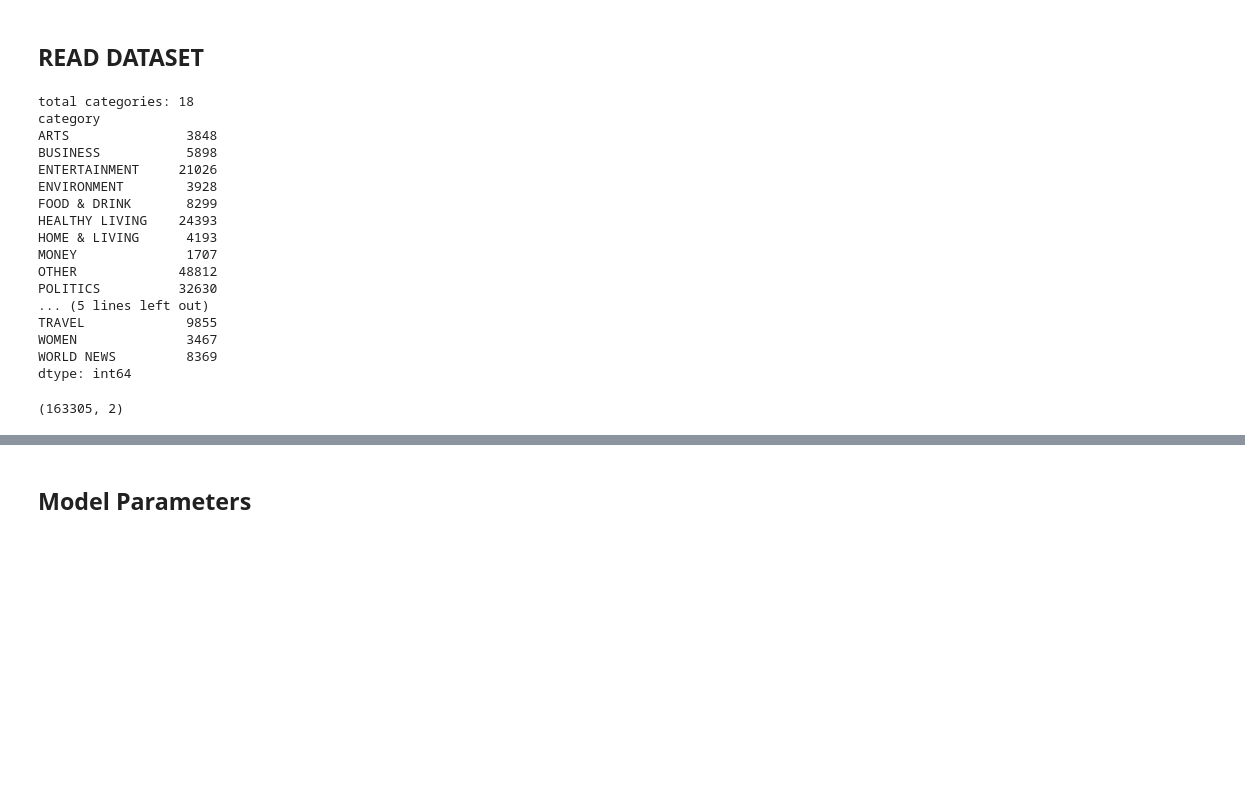
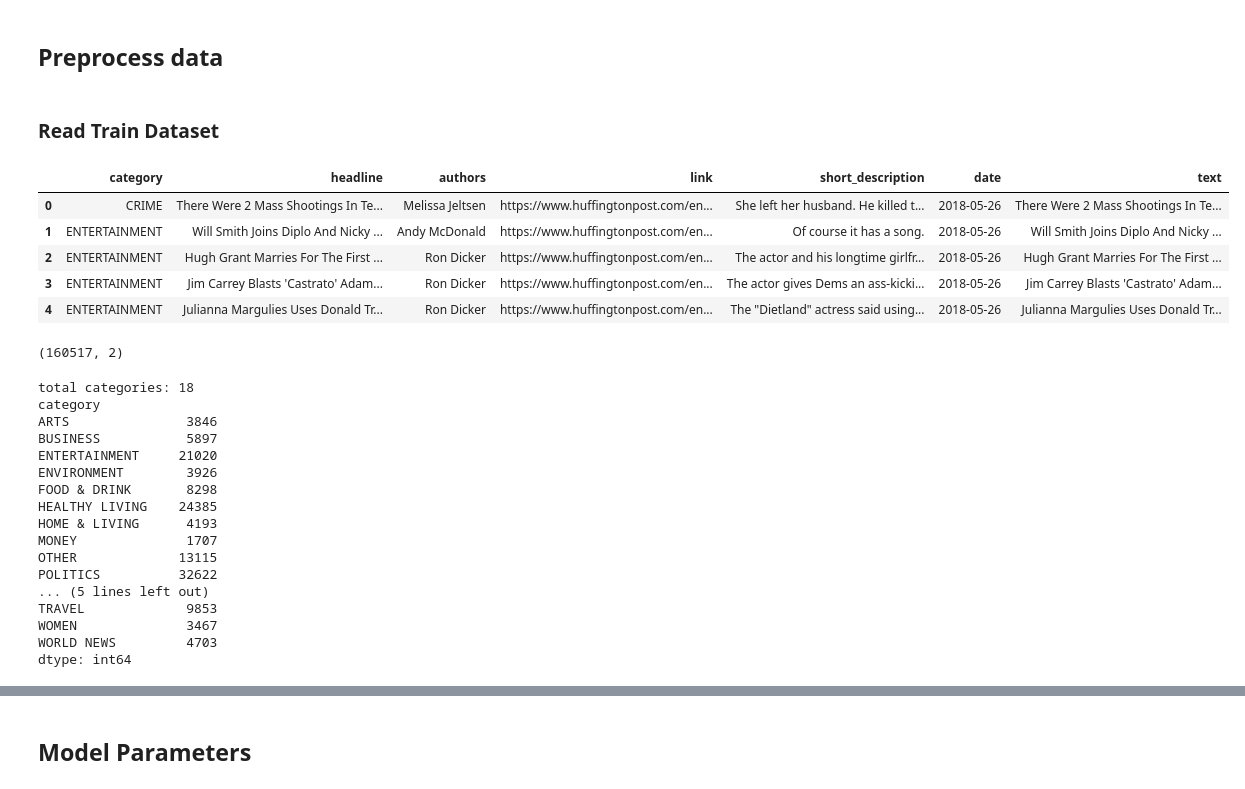
Before and after one commit to ilyalapan/vital-classify, a Jupyter notebook: bert_classification_model_with_modules.ipynb, the cells around one changed output, grey strips where cells are left out. Cells and saved outputs as stored; diff of their text form; code cells hidden in the pictures; blank space fills up the shorter version.

```diff
--- a/bert_classification_model_with_modules.ipynb
+++ b/bert_classification_model_with_modules.ipynb
@@ -62,2 +20,0 @@ The autoreload extension is already loaded. To reload it, use:
-# %% [markdown]
-## **READ DATASET**
@@ -64 +48,18 @@ The autoreload extension is already loaded. To reload it, use:
+# %% [markdown]
+## Preprocess data
+# %% [markdown]
+### Read Train Dataset
+# %%
+df_orig = pd.read_json('data/News_Category_Dataset_v2.json', lines=True)
+df_orig['text'] = df_orig['headline'] + ' ' + df_orig['short_description']
+
+df_orig[['category', 'text']].to_csv('data/cleaned.csv')
+df_orig.head()
+# %% [output]
+|  | category | headline | authors | link | short_description | date | text |
+| 0 | CRIME | There Were 2 Mass Shootings In Te... | Melissa Jeltsen | https://www.huffingtonpost.com/en... | She left her husband. He killed t... | 2018-05-26 | There Were 2 Mass Shootings In Te... |
+| 1 | ENTERTAINMENT | Will Smith Joins Diplo And Nicky ... | Andy McDonald | https://www.huffingtonpost.com/en... | Of course it has a song. | 2018-05-26 | Will Smith Joins Diplo And Nicky ... |
+| 2 | ENTERTAINMENT | Hugh Grant Marries For The First ... | Ron Dicker | https://www.huffingtonpost.com/en... | The actor and his longtime girlfr... | 2018-05-26 | Hugh Grant Marries For The First ... |
+| 3 | ENTERTAINMENT | Jim Carrey Blasts 'Castrato' Adam... | Ron Dicker | https://www.huffingtonpost.com/en... | The actor gives Dems an ass-kicki... | 2018-05-26 | Jim Carrey Blasts 'Castrato' Adam... |
+| 4 | ENTERTAINMENT | Julianna Margulies Uses Donald Tr... | Ron Dicker | https://www.huffingtonpost.com/en... | The "Dietland" actress said using... | 2018-05-26 | Julianna Margulies Uses Donald Tr... |
 # %%
@@ -98,28 +109,30 @@ df2['category'] = df2['category'].map(lambda x: x if x in white_list else 'OTHER
+# %%
+df = pd.read_csv(r'data/cleaned.csv', index_col=0)
+assert 'text' in df.columns, "dataframe must contain 'text' column"
+assert 'category' in df.columns, "dataframe must contain 'category' column"
+df = custom_filter_dataset(df)
+df.shape
+# %% [output]
+(160517, 2)
 # %%
-cates = df2.groupby('category')
+cates = df.groupby('category')
 print("total categories:", cates.ngroups)
 print(cates.size())
 # %% [output]
 total categories: 18
 category
-ARTS               3848
-BUSINESS           5898
-ENTERTAINMENT     21026
-ENVIRONMENT        3928
-FOOD & DRINK       8299
-HEALTHY LIVING    24393
+ARTS               3846
+BUSINESS           5897
+ENTERTAINMENT     21020
+ENVIRONMENT        3926
+FOOD & DRINK       8298
+HEALTHY LIVING    24385
 HOME & LIVING      4193
 MONEY              1707
-OTHER             48812
-POLITICS          32630
+OTHER             13115
+POLITICS          32622
 ... (5 lines left out)
-TRAVEL             9855
+TRAVEL             9853
 WOMEN              3467
-WORLD NEWS         8369
+WORLD NEWS         4703
 dtype: int64
-# %%
-drop_list = df2.query('category == "OTHER"').sample(frac=.75).index
-df2 = df2.drop(drop_list)
-df2.shape
-# %% [output]
-(163305, 2)
```
Also changed, not shown: parts of 87 cells of this notebook, 7 other files.
